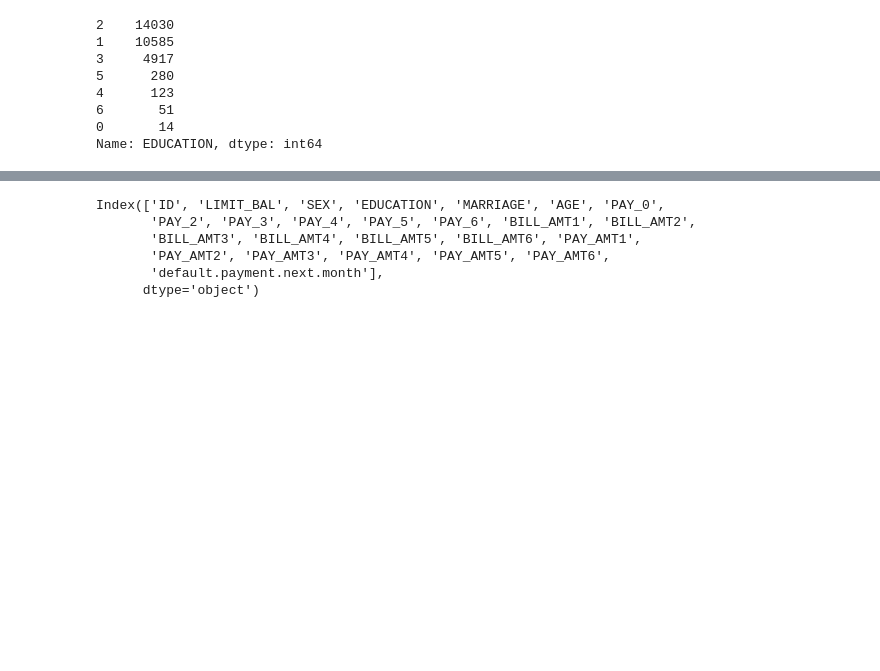
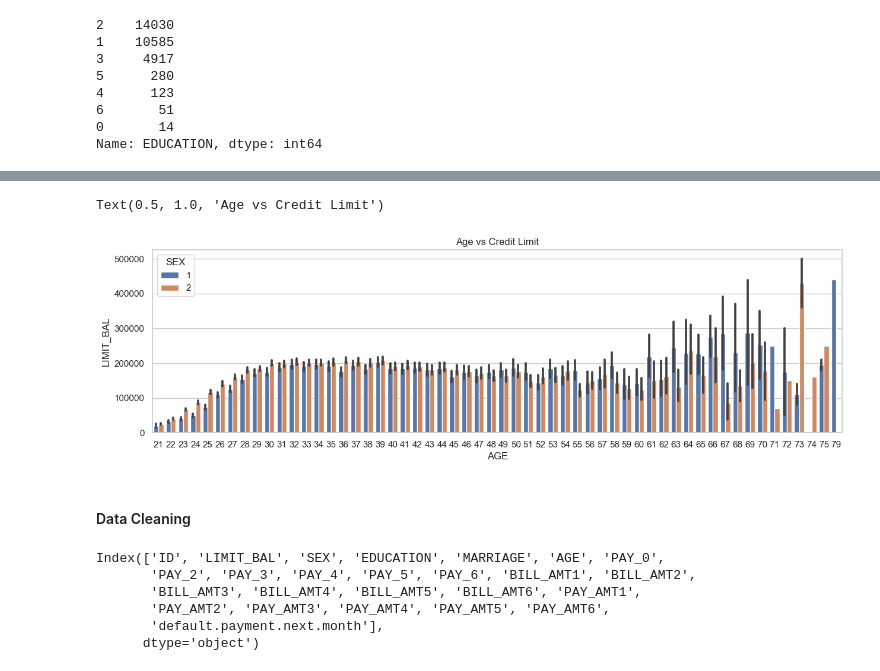
Before and after one commit to sabhashanki/Credit_Card_Default_iNeuron, a Jupyter notebook: credit_card.ipynb, the cells around one changed output, grey strips where cells are left out. Cells and saved outputs as stored; diff of their text form; code cells hidden in the pictures; blank space fills up the shorter version.

```diff
--- a/credit_card.ipynb
+++ b/credit_card.ipynb
@@ -51,3 +131,12 @@ Name: EDUCATION, dtype: int64
+# %%
+fig, age = plt.subplots(figsize=(15, 4))
+age = sns.barplot(data = df, x = 'AGE', y = 'LIMIT_BAL', hue = 'SEX')
+age.set_title('Age vs Credit Limit')
+# %% [output]
+Text(0.5, 1.0, 'Age vs Credit Limit')
+[figure, added]
+# %% [markdown]
+#### Data Cleaning
 # %%
 df.columns
 # %% [output]
```
Also changed, not shown: parts of 37 cells of this notebook, 2 other files.
